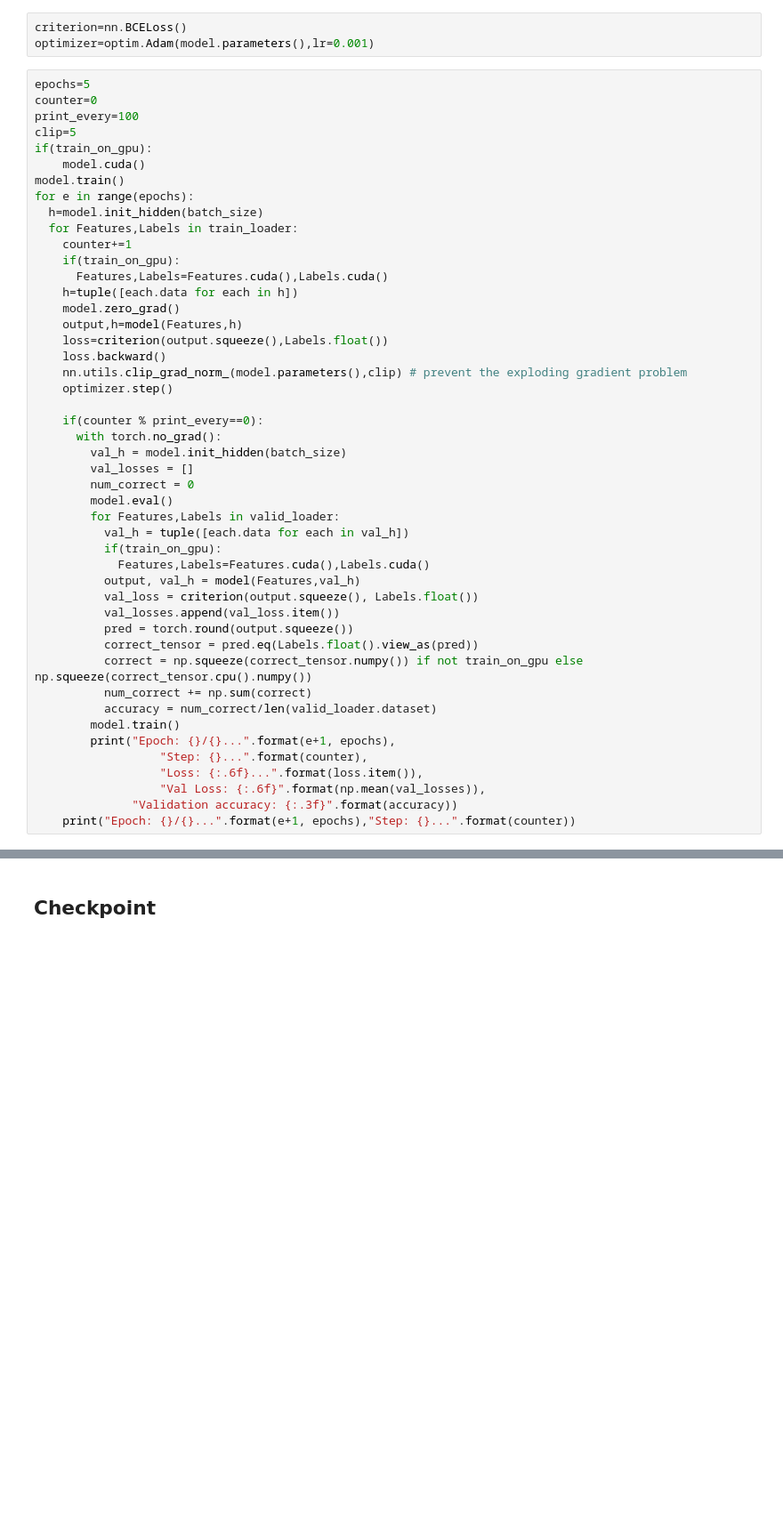
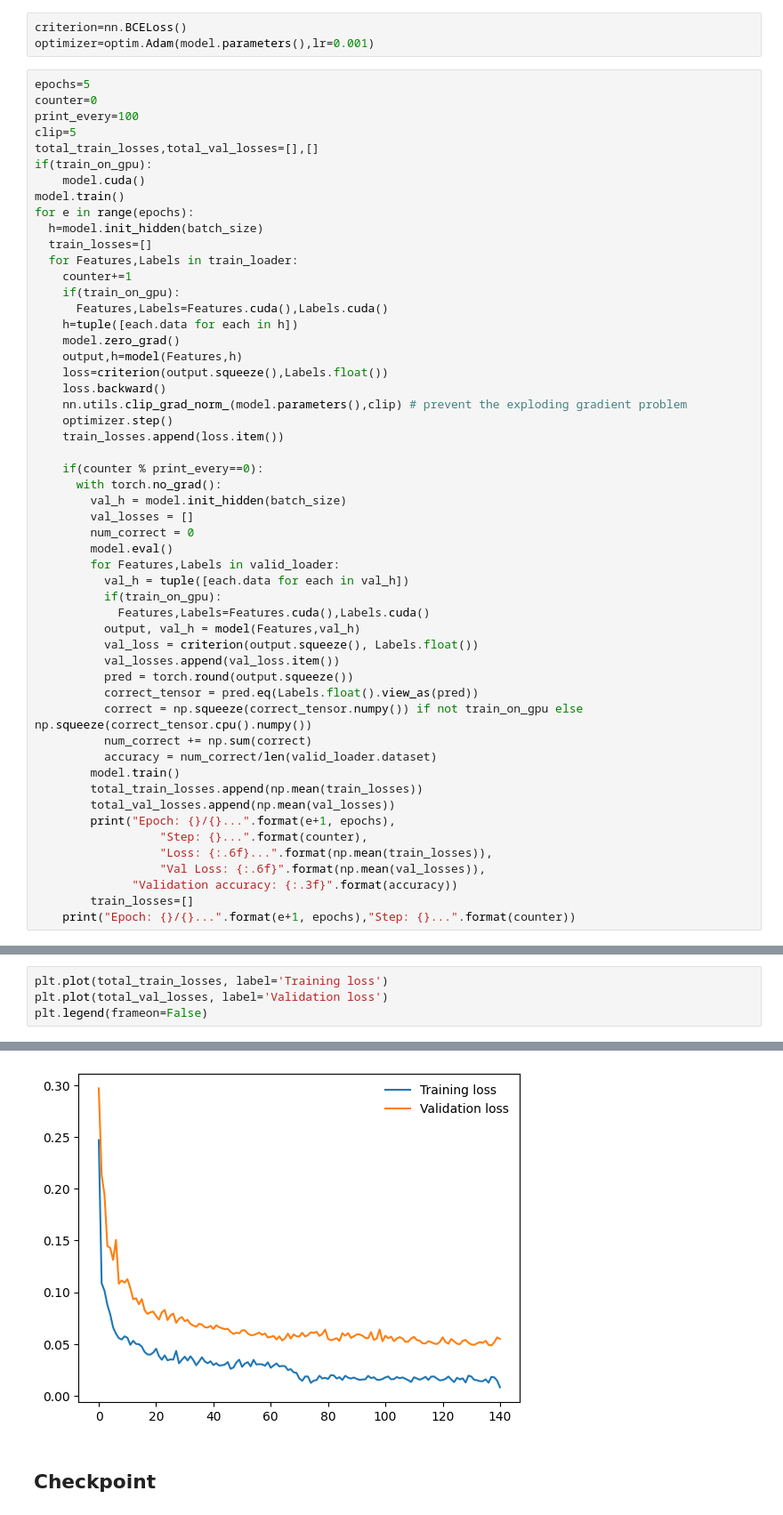
Before and after one commit to aayushdangol16/Malicious-Url-Detection-Lstm, a Jupyter notebook: minor.ipynb, the cells around one changed output, grey strips where cells are left out. Shown: that part at 89% size. Cells and saved outputs as stored; diff of their text form; blank space fills up the shorter version.

```diff
--- a/minor.ipynb
+++ b/minor.ipynb
@@ -372,11 +372,13 @@ epochs=5
 counter=0
 print_every=100
 clip=5
+total_train_losses,total_val_losses=[],[]
 if(train_on_gpu):
     model.cuda()
 model.train()
 for e in range(epochs):
   h=model.init_hidden(batch_size)
+  train_losses=[]
   for Features,Labels in train_loader:
     counter+=1
     if(train_on_gpu):
@@ -388,6 +390,7 @@ for e in range(epochs):
     loss.backward()
     nn.utils.clip_grad_norm_(model.parameters(),clip) # prevent the exploding gradient problem
     optimizer.step()
+    train_losses.append(loss.item())
 
     if(counter % print_every==0):
       with torch.no_grad():
@@ -408,11 +411,14 @@ for e in range(epochs):
           num_correct += np.sum(correct)
           accuracy = num_correct/len(valid_loader.dataset)
         model.train()
+        total_train_losses.append(np.mean(train_losses))
+        total_val_losses.append(np.mean(val_losses))
         print("Epoch: {}/{}...".format(e+1, epochs),
                   "Step: {}...".format(counter),
-                  "Loss: {:.6f}...".format(loss.item()),
+                  "Loss: {:.6f}...".format(np.mean(train_losses)),
                   "Val Loss: {:.6f}".format(np.mean(val_losses)),
               "Validation accuracy: {:.3f}".format(accuracy))
+        train_losses=[]
     print("Epoch: {}/{}...".format(e+1, epochs),"Step: {}...".format(counter))
 # %% [output]
 Streaming output truncated to the last 5000 lines.
@@ -434,0 +442,5 @@ Epoch: 4/5... Step: 5633...
+# %%
+plt.plot(total_train_losses, label='Training loss')
+plt.plot(total_val_losses, label='Validation loss')
+plt.legend(frameon=False)
+# %% [output]
@@ -435,3 +448,4 @@ Epoch: 4/5... Step: 5633...
+[figure, added]
 # %% [markdown]
 ## Checkpoint
 # %%
```
Also changed, not shown: parts of 2 cells of this notebook.
